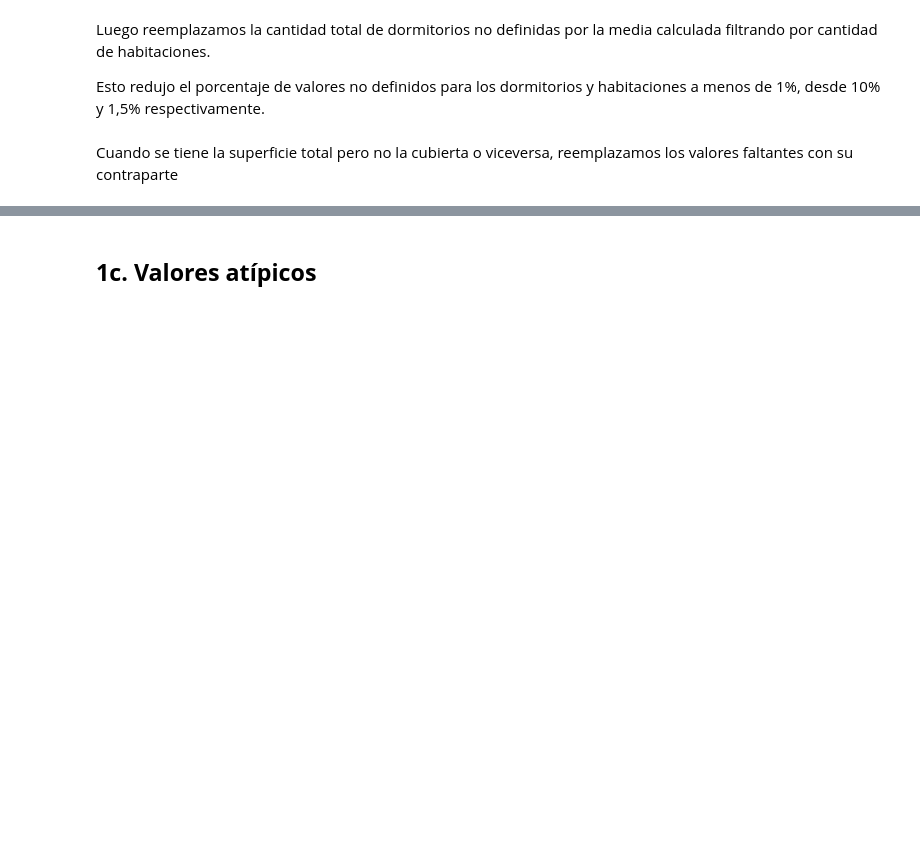
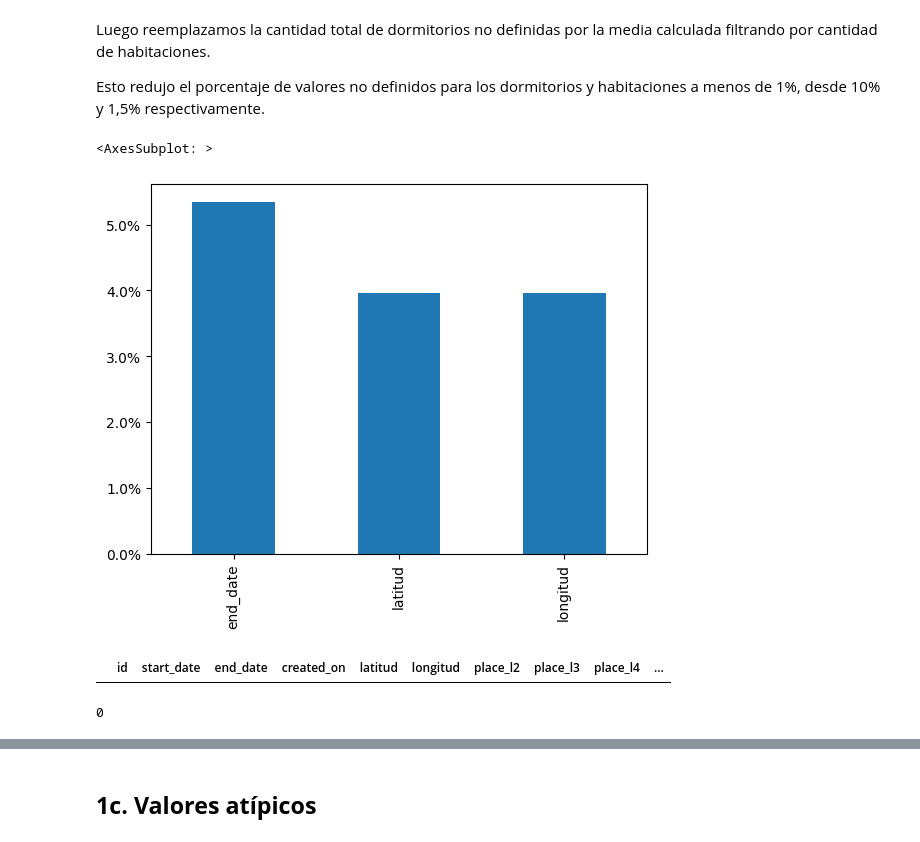
Before and after one commit to valencorrea/7506R-2C2022-GRUPO14, a Jupyter notebook: 7506R_TP1_GRUPO14_ENTREGA.ipynb, the cells around one changed output, grey strips where cells are left out. Drawn from its saved outputs; the diff is of its cells as text; code cells hidden in the pictures; blank space fills up the shorter version.

```diff
--- a/7506R_TP1_GRUPO14_ENTREGA.ipynb
+++ b/7506R_TP1_GRUPO14_ENTREGA.ipynb
@@ -363,6 +387,6 @@ LinearRegression does not accept missing values encoded as NaN natively. For sup
 # %%
 df_topredict = df.loc[df['property_rooms'].isna()]['property_surface_covered']
-df['property_rooms'] = df.apply(lambda x: reg.predict([[x.property_surface_covered]]) if pd.isna(x.property_rooms) else x.property_rooms, axis=1)
+df['property_rooms'] = df.apply(lambda x: round(reg.predict([[x.property_surface_covered]])[0]) if pd.isna(x.property_rooms) else x.property_rooms, axis=1)
 # %% [markdown]
 Luego reemplazamos la cantidad total de dormitorios no definidas por la media calculada filtrando por cantidad de habitaciones.
 
@@ -370,12 +394,17 @@ Esto redujo el porcentaje de valores no definidos para los dormitorios y habitac
 # %%
 cant = df.loc[(df['property_bedrooms'].isna()) & (df['property_rooms'].notna())].property_rooms.value_counts().index.values
 
 for i in cant:
-    median = df.loc[(df['property_bedrooms'].notna()) & (df['property_rooms'] == i)].property_bedrooms.median()
+    median = df.loc[df['property_rooms'] == i].property_bedrooms.median()
+    if pd.isna(median):
+        median = df.loc[df['property_rooms'] == i]['property_rooms'].iloc[0]
     df.loc[(df['property_bedrooms'].isna()) & (df["property_rooms"] == i), "property_bedrooms"] = df.loc[(df['property_bedrooms'].isna()) & (df["property_rooms"] == i), "property_bedrooms"].fillna(median)
+
+# df['property_bedrooms'] = df['property_bedrooms'].replace(np.nan, 0)
 
 fig, ax = plt.subplots()
 ax.yaxis.set_major_formatter(PercentFormatter())
 (df.isnull().sum() * 100 / len(df)).replace(0,np.nan).dropna(axis=0,how="all").plot(ax=ax, kind='bar')
+# %% [output]
+<AxesSubplot: >
+[figure, added]
-# %% [markdown]
-Cuando se tiene la superficie total pero no la cubierta o viceversa, reemplazamos los valores faltantes con su contraparte
@@ -389,3 +411,12 @@ ax.yaxis.set_major_formatter(PercentFormatter())
+# %%
+df["property_bedrooms"].isnull().sum()
+df.loc[df["property_bedrooms"].isnull() == True]
+# %% [output]
+|  | id | start_date | end_date | created_on | latitud | longitud | place_l2 | place_l3 | place_l4 | ... |
+# %%
+df["property_bedrooms"].isna().sum()
+# %% [output]
+0
 # %%
 df.loc[df["place_l4"] == "Palermo"].latitud.plot.density(color = "red")
 for barrio in df["place_l4"].unique() :
```
Also changed, not shown: parts of 91 cells of this notebook.
